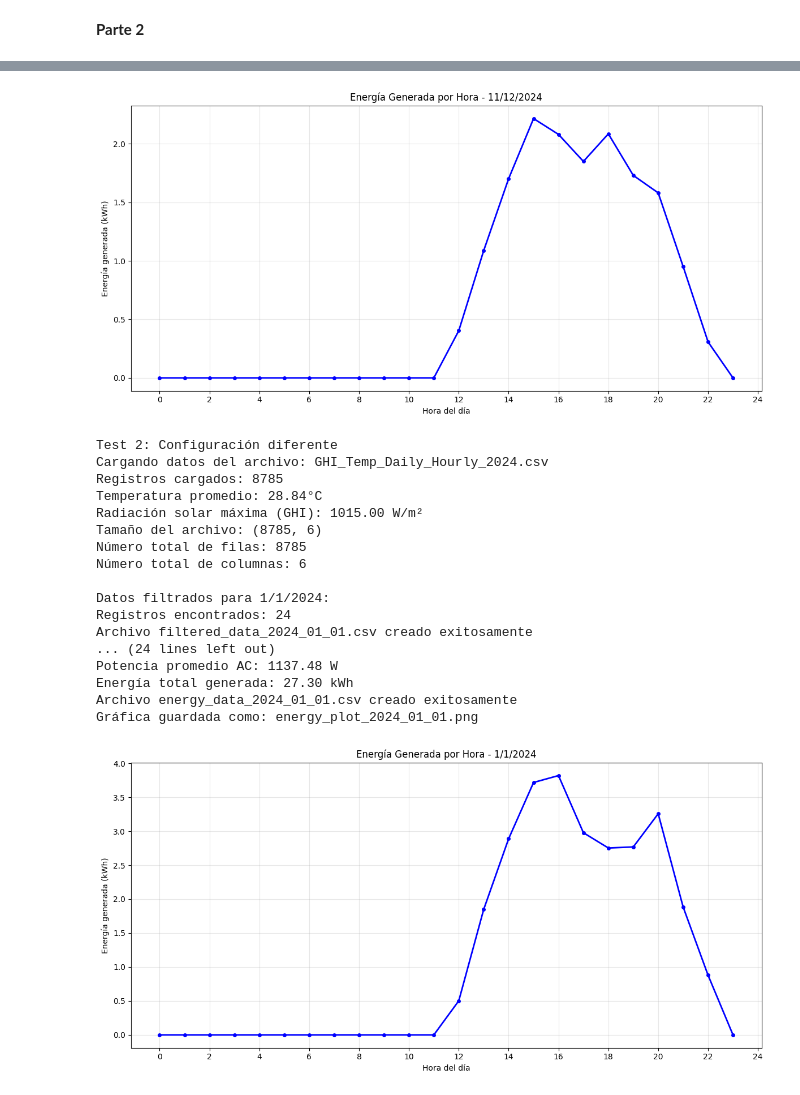
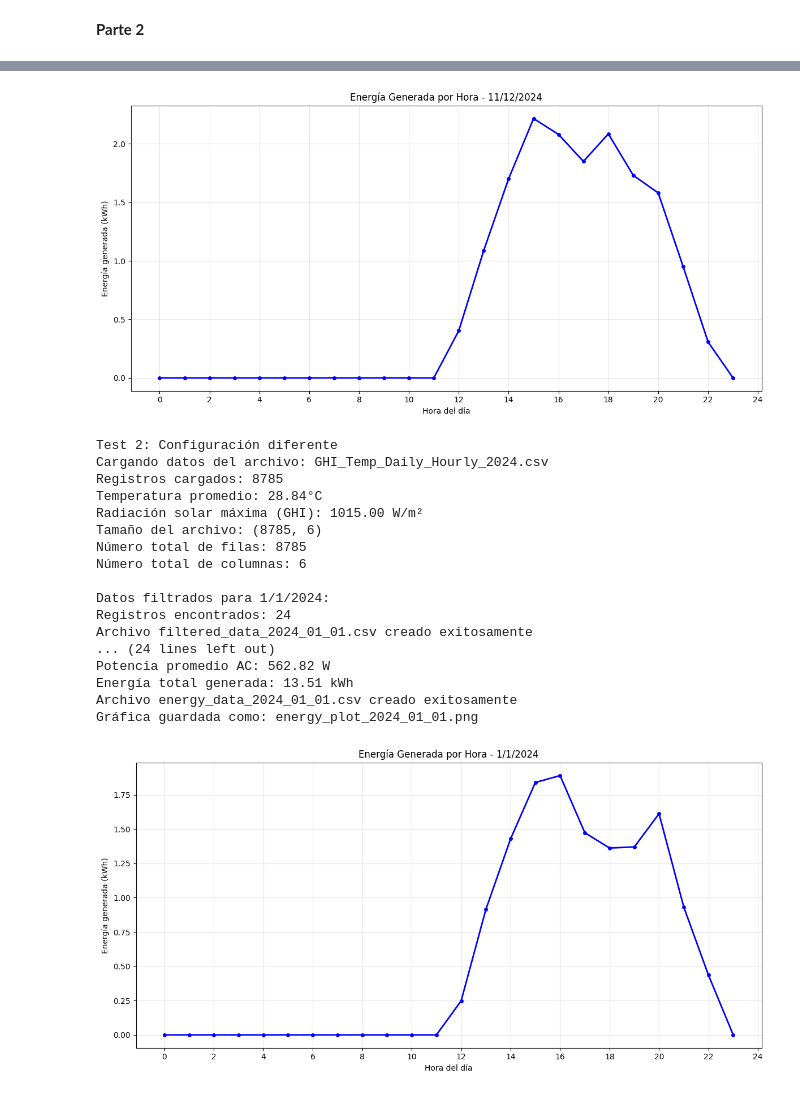
Before and after one commit to TobiasLozano/evaluaciones_python_202520, a Jupyter notebook: Evaluación_3.ipynb, the cells around one changed output, grey strips where cells are left out. Saved outputs shown, nothing was run; the diff lists cells and outputs as text; code cells hidden in the pictures.

```diff
--- a/Evaluación_3.ipynb
+++ b/Evaluación_3.ipynb
@@ -151,15 +152,16 @@ Archivo filtered_data_2024_12_25.csv creado exitosamente
 # %%
 def energy_calculations(filepath, year, month, day, n_panels, panel_area, panel_efficiency, inverter_efficiency, stc_temp=25, temp_coeff=-0.004):
     """
+
     Parámetros:
     - filepath: archivo CSV original
-    - year, month, day: fecha específica
+    - year, month, day: fecha
     - n_panels: número de paneles
     - panel_area: área de cada panel en m²
-    - panel_efficiency: eficiencia de los paneles (0-1)
-    - inverter_efficiency: eficiencia del inversor (0-1)
-    - stc_temp: temperatura estándar (default 25°C)
-    - temp_coeff: coeficiente de temperatura (default -0.004)
+    - panel_efficiency: eficiencia de los paneles
+    - inverter_efficiency: eficiencia del inversor
+    - stc_temp: temperatura estándar
+    - temp_coeff: coeficiente de temperatura
     """
     try:
         # Generar archivos con nombres apropiados
@@ -252,6 +254,8 @@ def energy_calculations(filepath, year, month, day, n_panels, panel_area, panel_
 
 
 if __name__ == "__main__":
+    print("=== PARTE 2: MODELADO DE SISTEMA PV ===")
+    print("-" * 40)
 
     # Archivo de datos
     data_file = "GHI_Temp_Daily_Hourly_2024.csv"
@@ -273,7 +277,7 @@ if __name__ == "__main__":
     print(f"Temperaturas: {len(temp)} valores")
     print(f"GHI: {len(ghi)} valores")
 
-    # Paso 3: Definir parámetros del sistema PV (para pruebas)
+    # Paso 3: Constantes del sistema PV
     stc_temp = 25
     temp_coeff = -0.004
     panel_area = 1.65
@@ -282,7 +286,7 @@ if __name__ == "__main__":
     total_area = panel_area * n_panels
     inverter_efficiency = 0.95
 
-    print(f"\nParámetros del sistema:")
+    print(f"\nConstantes del sistema:")
     print(f"Temperatura estándar: {stc_temp}°C")
     print(f"Coeficiente de temperatura: {temp_coeff}")
     print(f"Área del panel: {panel_area} m²")
@@ -299,8 +303,8 @@ if __name__ == "__main__":
 
     # Test requerido
     print("Test 1: 11 de diciembre de 2024")
-    energy_calculations("GHI_Temp_Daily_Hourly_2024.csv", 2024, 12, 11, 10, 1.65, 0.2, 0.95)
+    energy_calculations("GHI_Temp_Daily_Hourly_2024.csv", 2024, 12, 11,n_panels, panel_area, panel_efficiency,inverter_efficiency)
 
     print(f"\nTest 2: Configuración diferente")
-    energy_calculations("GHI_Temp_Daily_Hourly_2024.csv", 2024, 1, 1, 15, 2.0, 0.22, 0.96)
+    energy_calculations("GHI_Temp_Daily_Hourly_2024.csv", 2024, 1, 1,n_panels, panel_area, panel_efficiency,inverter_efficiency)
 # %% [output]
@@ -320,23 +324,23 @@ Archivo filtered_data_2024_01_01.csv creado exitosamente
 Potencia promedio AC: 666.69 W
 Energía total generada: 16.00 kWh
 Archivo energy_data_2024_12_11.csv creado exitosamente
 Gráfica guardada como: energy_plot_2024_12_11.png
 [figure]
 Test 2: Configuración diferente
 Cargando datos del archivo: GHI_Temp_Daily_Hourly_2024.csv
 Registros cargados: 8785
 Temperatura promedio: 28.84°C
 Radiación solar máxima (GHI): 1015.00 W/m²
 Tamaño del archivo: (8785, 6)
 Número total de filas: 8785
 Número total de columnas: 6
 
 Datos filtrados para 1/1/2024:
 Registros encontrados: 24
 Archivo filtered_data_2024_01_01.csv creado exitosamente
 ... (24 lines left out)
-Potencia promedio AC: 1137.48 W
-Energía total generada: 27.30 kWh
+Potencia promedio AC: 562.82 W
+Energía total generada: 13.51 kWh
 Archivo energy_data_2024_01_01.csv creado exitosamente
 Gráfica guardada como: energy_plot_2024_01_01.png
-[figure, old version]
+[figure, new version]
```
Also changed, not shown: parts of 2 cells of this notebook.
